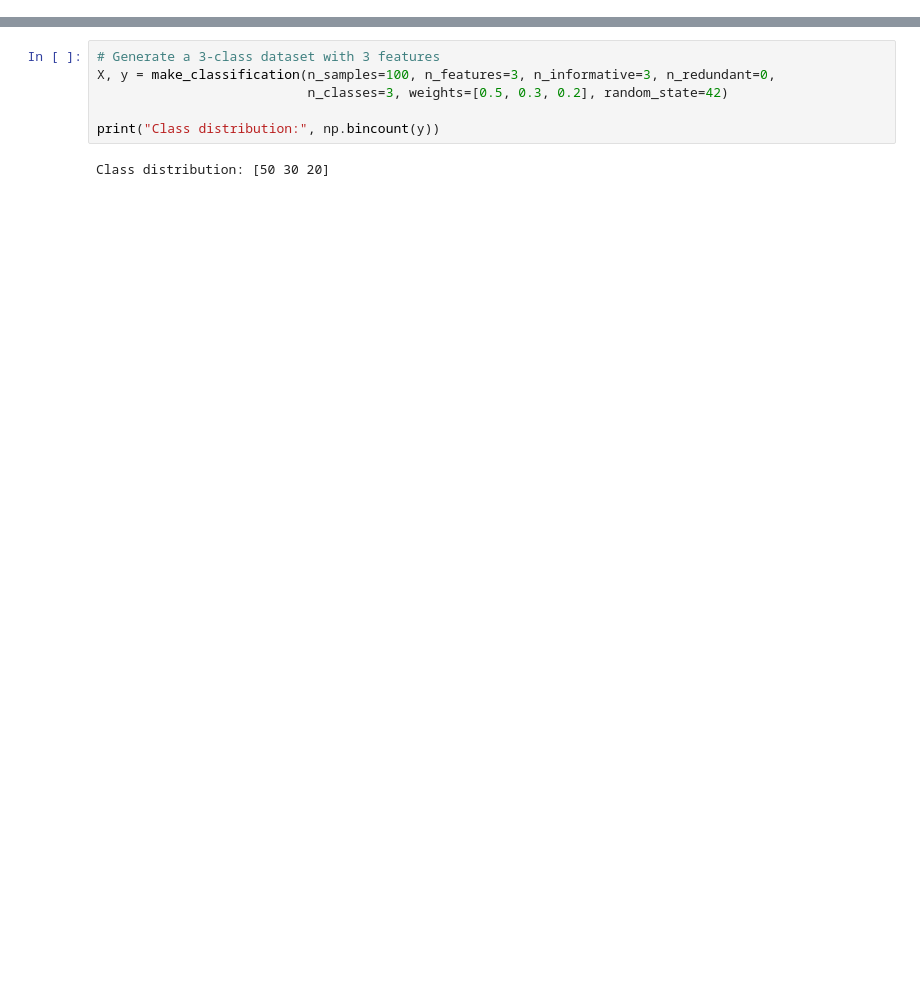
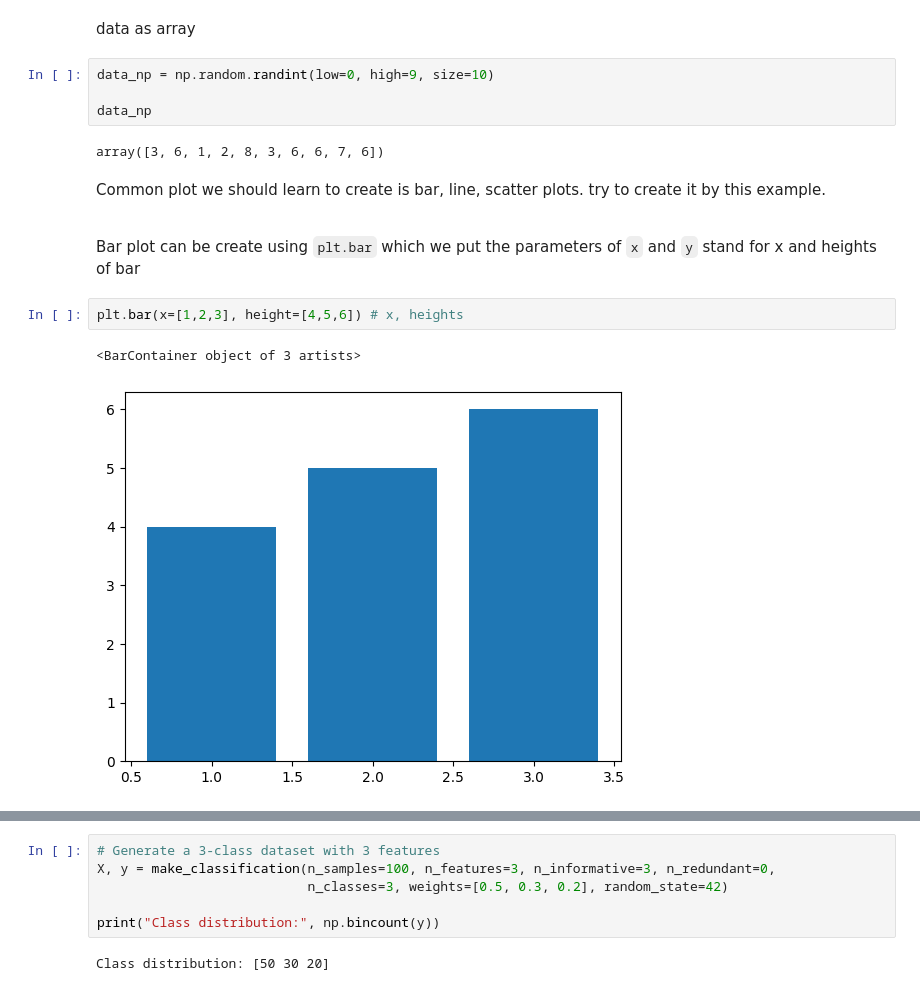
Before and after one commit to tniramol/rs-lc-dl, a Jupyter notebook: matplotlib_tutorial.ipynb, the cells around one changed output, grey strips where cells are left out. Cells and saved outputs as stored; diff of their text form; blank space fills up the shorter version.

```diff
--- a/matplotlib_tutorial.ipynb
+++ b/matplotlib_tutorial.ipynb
@@ -5,0 +25,19 @@ import numpy as np
+# %% [markdown]
+data as array
+# %%
+data_np = np.random.randint(low=0, high=9, size=10)
+
+data_np
+# %% [output]
+array([3, 6, 1, 2, 8, 3, 6, 6, 7, 6])
+# %% [markdown]
+Common plot we should learn to create is bar, line, scatter plots. try to create it by this example.
+
+<br>
+
+Bar plot can be create using `plt.bar` which we put the parameters of `x` and `y` stand for x and heights of bar
+# %%
+plt.bar(x=[1,2,3], height=[4,5,6]) # x, heights
+# %% [output]
+<BarContainer object of 3 artists>
+[figure, added]
```
Also changed, not shown: parts of 55 cells of this notebook, 5 other files.
